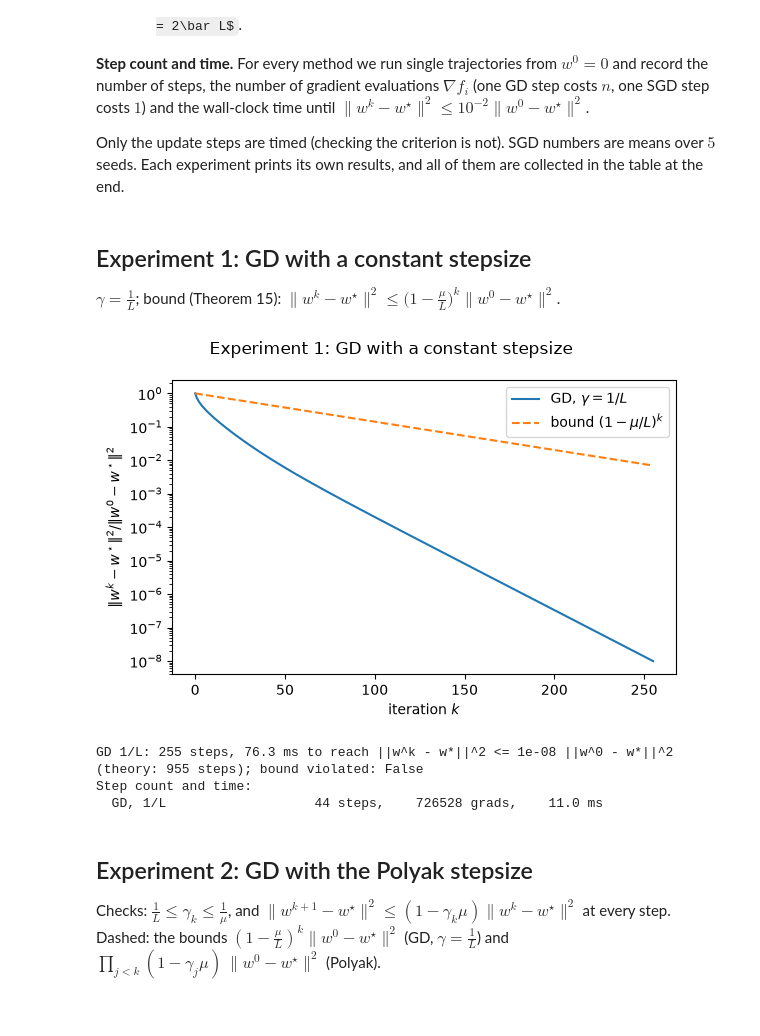
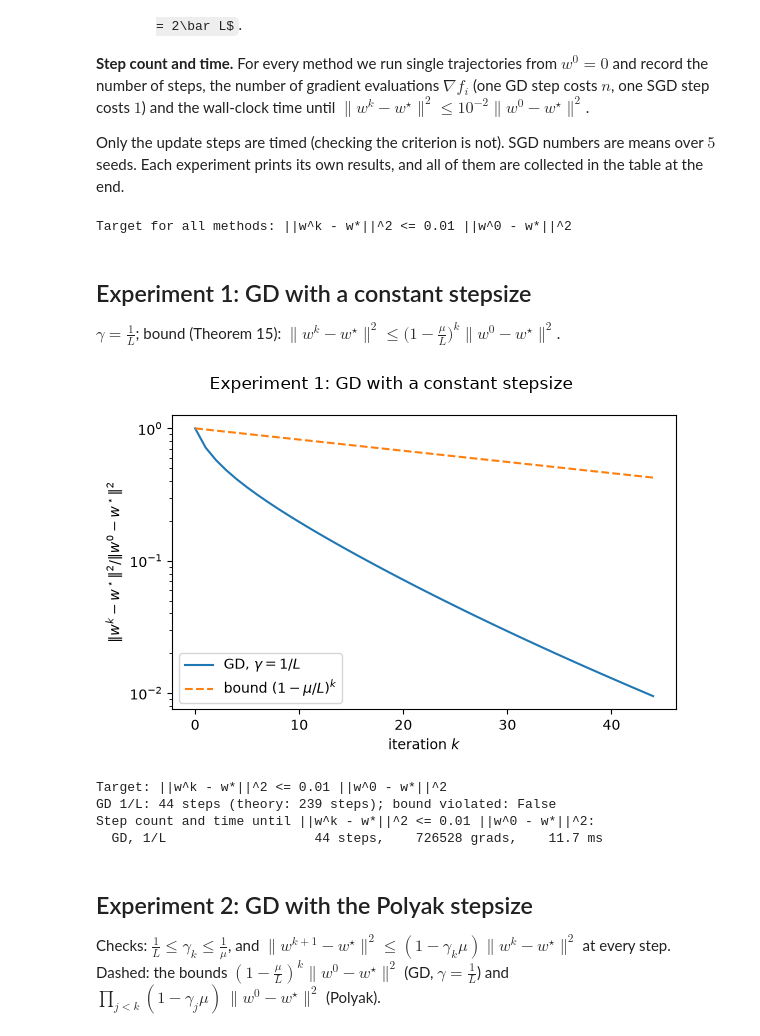
Before and after one commit to Gor-2001/thesis_hw, a Jupyter notebook: Homework/Exercises/hw_2026_11_00/sgd_logistic.ipynb, the cells around one changed output. Saved outputs shown, nothing was run; the diff lists cells and outputs as text; code cells hidden in the pictures; some formulas as TeX source.

```diff
--- a/Homework/Exercises/hw_2026_11_00/sgd_logistic.ipynb
+++ b/Homework/Exercises/hw_2026_11_00/sgd_logistic.ipynb
@@ -169,7 +169,7 @@ Each experiment prints its own results, and all of them are collected in the tab
 # %%
 W0 = np.zeros(D)
 RUNS = 200        # independent SGD runs used to estimate E||w^k - w*||^2
-TOL = 1e-8        # GD stops when ||w^k - w*||^2 <= TOL ||w^0 - w*||^2
+TOL = 1e-2        # the one target for all methods: ||w^k - w*||^2 <= TOL ||w^0 - w*||^2
 R0 = np.sum((W0 - w_star) ** 2)
 FIG_DIR = "figures"
 os.makedirs(FIG_DIR, exist_ok=True)
@@ -230,7 +230,6 @@ def sgd_constant(gamma):
 
 
 # --- step count and time -------------------------------------------------------
-TOL_ERR = 1e-2    # stop when ||w^k - w*||^2 <= TOL_ERR ||w^0 - w*||^2
 SEEDS = 5
 RESULTS = {}      # name -> (steps, grads, seconds), or None if not reached
 
@@ -254,7 +253,7 @@ def sgd_step(gamma, p=None):
     return step
 
 
-def measure(name, step, stochastic, max_steps):
+def measure(name, step, stochastic, max_steps, verbose=True):
     # Single trajectories from W0; only step() is timed. Mean over SEEDS seeds for SGD.
     seeds = SEEDS if stochastic else 1
     hits = []
@@ -265,7 +264,7 @@ def measure(name, step, stochastic, max_steps):
             t0 = time.perf_counter()
             w = step(w, rng)
             t += time.perf_counter() - t0
-            if np.sum((w - w_star) ** 2) <= TOL_ERR * R0:
+            if np.sum((w - w_star) ** 2) <= TOL * R0:
                 hit = (k, t)
                 break
         hits.append(hit)
@@ -276,7 +275,8 @@ def measure(name, step, stochastic, max_steps):
     else:
         res = None
     RESULTS[name] = res
-    print(f"  {name:18s}  {fmt(res)}")
+    if verbose:
+        print(f"  {name:18s}  {fmt(res)}")
 
 
 def fmt(r):
@@ -290,32 +290,39 @@ def save(fig, name):
     fig.tight_layout()
     fig.savefig(os.path.join(FIG_DIR, name), dpi=150)
     plt.show()
+
+
+TARGET = f"||w^k - w*||^2 <= {TOL:g} ||w^0 - w*||^2"
+print(f"Target for all methods: {TARGET}")
+# %% [output]
+Target for all methods: ||w^k - w*||^2 <= 0.01 ||w^0 - w*||^2
 # %% [markdown]
 ## Experiment 1: GD with a constant stepsize
 $\gamma = \frac{1}{L}$; bound (Theorem 15): $\|w^k - w^\star\|^2 \le \bigl(1 - \frac{\mu}{L}\bigr)^k\|w^0 - w^\star\|^2$.
 # %%
 gd_const = gd(gd_constant(1 / L))
 k = np.arange(len(gd_const["err"]))
 
 fig, ax = plt.subplots(figsize=(6, 4))
 ax.semilogy(k, gd_const["err"] / R0, label=r"GD, $\gamma = 1/L$")
 ax.semilogy(k, (1 - mu / L) ** k, "--", label=r"bound $(1-\mu/L)^k$")
 ax.set_xlabel("iteration $k$")
 ax.set_ylabel(r"$\|w^k-w^\star\|^2 / \|w^0-w^\star\|^2$")
 ax.legend()
 fig.suptitle("Experiment 1: GD with a constant stepsize")
 save(fig, "log_exp1_gd.png")
 
-print(f"GD 1/L: {len(k) - 1} steps, {1e3 * gd_const['time'][-1]:.1f} ms to reach "
-      f"||w^k - w*||^2 <= {TOL:g} ||w^0 - w*||^2 (theory: {np.log(1 / TOL) / (mu / L):.0f} steps); "
+print(f"Target: {TARGET}")
+print(f"GD 1/L: {len(k) - 1} steps (theory: {np.log(1 / TOL) / (mu / L):.0f} steps); "
       f"bound violated: {np.any(gd_const['err'] / R0 > (1 - mu / L) ** k * (1 + 1e-9))}")
-print("Step count and time:")
+print(f"Step count and time until {TARGET}:")
 measure("GD, 1/L", gd_step(gd_constant(1 / L)), stochastic=False, max_steps=5000)
 # %% [output]
-[figure, old version]
+[figure, new version]
-GD 1/L: 255 steps, 76.3 ms to reach ||w^k - w*||^2 <= 1e-08 ||w^0 - w*||^2 (theory: 955 steps); bound violated: False
-Step count and time:
-  GD, 1/L                   44 steps,    726528 grads,    11.0 ms
+Target: ||w^k - w*||^2 <= 0.01 ||w^0 - w*||^2
+GD 1/L: 44 steps (theory: 239 steps); bound violated: False
+Step count and time until ||w^k - w*||^2 <= 0.01 ||w^0 - w*||^2:
+  GD, 1/L                   44 steps,    726528 grads,    11.7 ms
 # %% [markdown]
 ## Experiment 2: GD with the Polyak stepsize
 Checks: $\frac{1}{L} \le \gamma_k \le \frac{1}{\mu}$, and $\|w^{k+1} - w^\star\|^2 \le (1-\gamma_k\mu)\|w^k - w^\star\|^2$ at every step.
```
Also changed, not shown: parts of 4 cells of this notebook, 5 other files.
